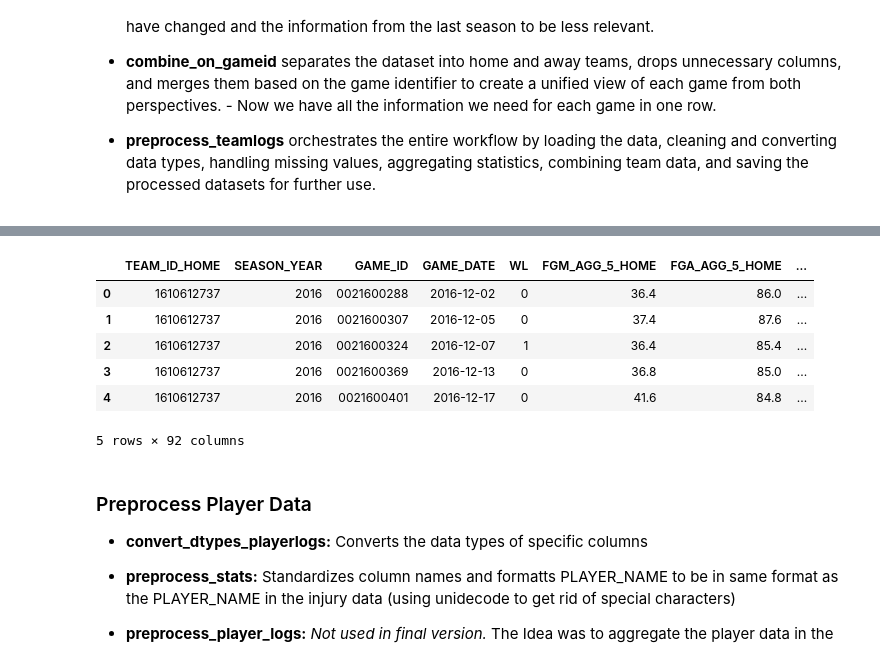
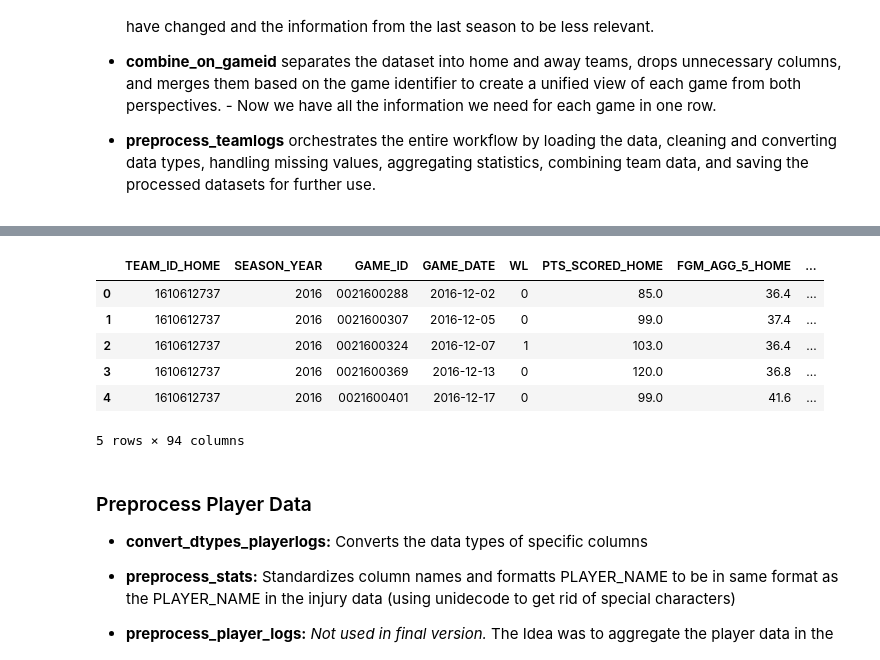
Before and after one commit to juergenpriester/DOPP_NBA_A2, a Jupyter notebook: nba_classifier.ipynb, the cells around one changed output, grey strips where cells are left out. Drawn from its saved outputs; the diff is of its cells as text; code cells hidden in the pictures.

```diff
--- a/nba_classifier.ipynb
+++ b/nba_classifier.ipynb
@@ -395,6 +395,7 @@ def compute_rolling_values(df: pd.DataFrame,
 def aggregate_team_stats(df: pd.DataFrame) -> pd.DataFrame:
     # sort by date
     df = df.sort_values(by=['GAME_DATE'])
+    df['PTS_SCORED'] = df['PTS']
 
     for window_size in AGG_WINDOW_SIZES:
         df = compute_rolling_values(df, window_size, agg_function=lambda x: np.mean(x))
@@ -458,10 +459,10 @@ def preprocess_teamlogs(df=None) -> pd.DataFrame:
 
     df = convert_dtypes_teamlogs(df, NUMERIC_COLUMNS)
     df.sort_values(by=['GAME_DATE', 'GAME_ID'], inplace=True)
-    df.to_csv(os.path.join(TEAMLOG_DATA, 'team_data_converted.csv'), index=False)
+    #df.to_csv(os.path.join(TEAMLOG_DATA, 'team_data_converted.csv'), index=False)
 
     df = aggregate_team_stats(df)
-    df.to_csv(os.path.join(TEAMLOG_DATA, 'team_data_aggregated.csv'), index=False)
+    #df.to_csv(os.path.join(TEAMLOG_DATA, 'team_data_aggregated.csv'), index=False)
 
     df = combine_on_gameid(df)
     return df, df_team_converted, team_id_mapping
@@ -490,10 +491,10 @@ df_team.head()
-|  | TEAM_ID_HOME | SEASON_YEAR | GAME_ID | GAME_DATE | WL | FGM_AGG_5_HOME | FGA_AGG_5_HOME | ... |
-| 0 | 1610612737 | 2016 | 0021600288 | 2016-12-02 | 0 | 36.4 | 86.0 | ... |
-| 1 | 1610612737 | 2016 | 0021600307 | 2016-12-05 | 0 | 37.4 | 87.6 | ... |
-| 2 | 1610612737 | 2016 | 0021600324 | 2016-12-07 | 1 | 36.4 | 85.4 | ... |
-| 3 | 1610612737 | 2016 | 0021600369 | 2016-12-13 | 0 | 36.8 | 85.0 | ... |
-| 4 | 1610612737 | 2016 | 0021600401 | 2016-12-17 | 0 | 41.6 | 84.8 | ... |
+|  | TEAM_ID_HOME | SEASON_YEAR | GAME_ID | GAME_DATE | WL | PTS_SCORED_HOME | FGM_AGG_5_HOME | ... |
+| 0 | 1610612737 | 2016 | 0021600288 | 2016-12-02 | 0 | 85.0 | 36.4 | ... |
+| 1 | 1610612737 | 2016 | 0021600307 | 2016-12-05 | 0 | 99.0 | 37.4 | ... |
+| 2 | 1610612737 | 2016 | 0021600324 | 2016-12-07 | 1 | 103.0 | 36.4 | ... |
+| 3 | 1610612737 | 2016 | 0021600369 | 2016-12-13 | 0 | 120.0 | 36.8 | ... |
+| 4 | 1610612737 | 2016 | 0021600401 | 2016-12-17 | 0 | 99.0 | 41.6 | ... |
-5 rows × 92 columns
+5 rows × 94 columns
 # %% [markdown]
 ### Preprocess Player Data
 
```
Also changed, not shown: parts of 8 cells of this notebook.
